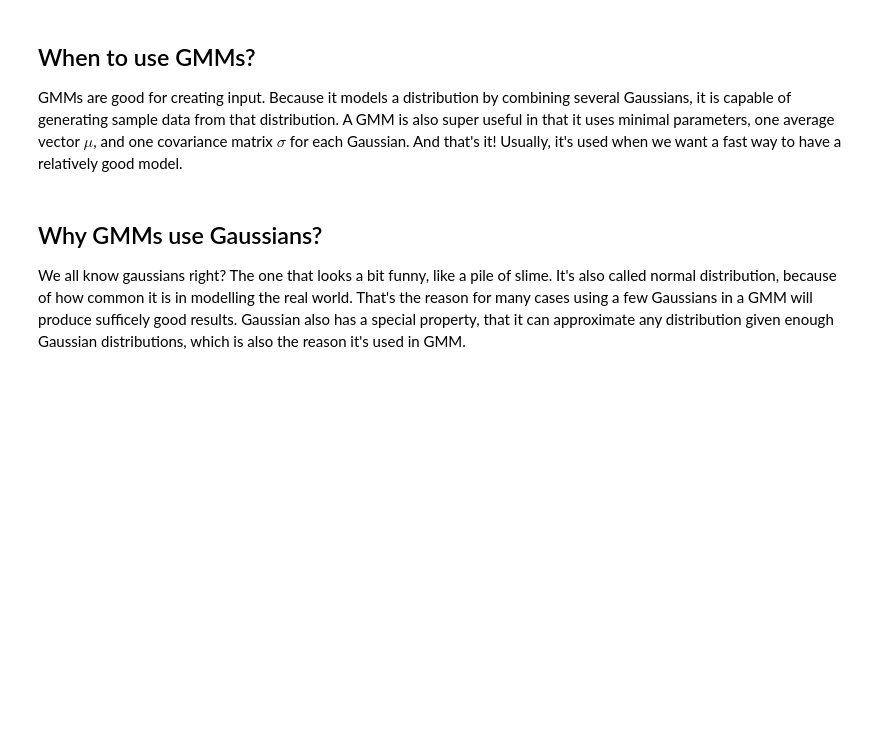
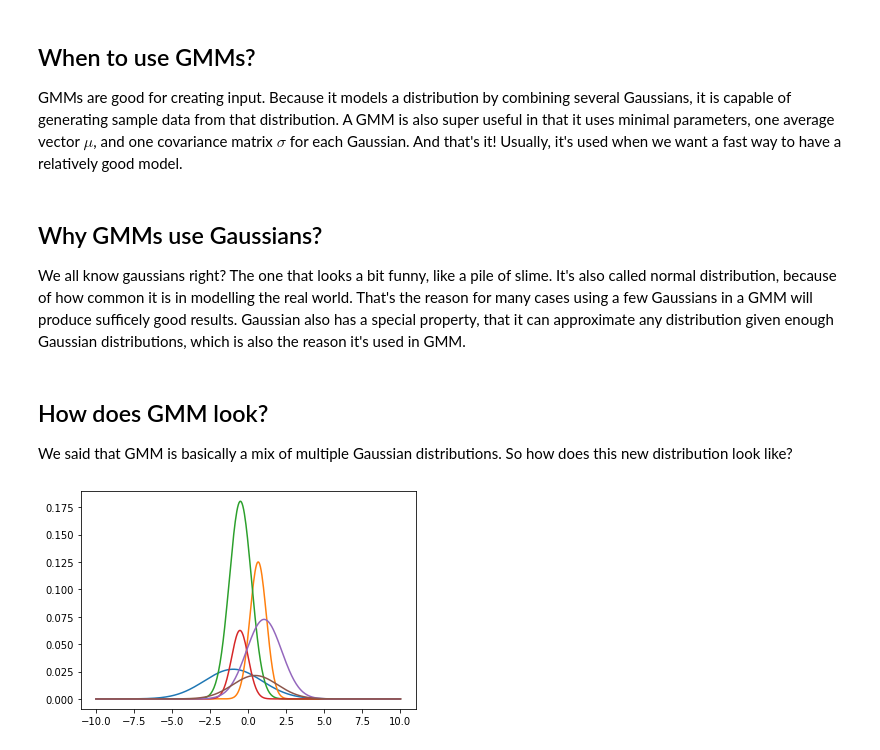
Before and after one commit to HanYunZhang/learning-machine, a Jupyter notebook: book/generative/gmm/gmm.ipynb, the cells around one changed output. Drawn from its saved outputs; the diff is of its cells as text; code cells hidden in the pictures; blank space fills up the shorter version.

```diff
--- a/book/generative/gmm/gmm.ipynb
+++ b/book/generative/gmm/gmm.ipynb
@@ -23,3 +23,7 @@ A GMM is also super useful in that it uses minimal parameters, one average vecto
 
 We all know gaussians right? The one that looks a bit funny, like a pile of slime. It's also called normal distribution, because of how common it is in modelling the real world. That's the reason for many cases using a few Gaussians in a GMM will produce sufficely good results.
 Gaussian also has a special property, that it can approximate any distribution given enough Gaussian distributions, which is also the reason it's used in GMM.
+# %% [markdown]
+## How does GMM look?
+
+We said that GMM is basically a mix of multiple Gaussian distributions. So how does this new distribution look like?
@@ -25,0 +35,27 @@ Gaussian also has a special property, that it can approximate any distribution g
+# %%
+def gaussian(x, mean, stddev):
+    exponent = - (((x - mean) / stddev) ** 2) / 2
+    numerator = np.exp(exponent)
+    denominator = (stddev * np.sqrt(2 * np.pi))
+    return numerator / denominator
+# %%
+# Choose number of gaussians
+num_gaussians = 6
+
+means = np.random.randn(num_gaussians)
+# stddev should be larger than 0
+stddevs = abs(np.random.randn(num_gaussians))
+
+# weights should sum to 1
+weights = abs(np.random.randn(num_gaussians))
+weights /= weights.sum()
+# %%
+x = (np.arange(-200, 201) / 20).tolist()
+
+for n in range(num_gaussians):
+    y = [gaussian(x[i], means[n], stddevs[n]) * weights[n] for i in range(len(x))]
+    plt.plot(x, y)
+
+plt.show()
+# %% [output]
+[figure, added]
```
Also changed, not shown: parts of 3 cells of this notebook, 24 other files.
